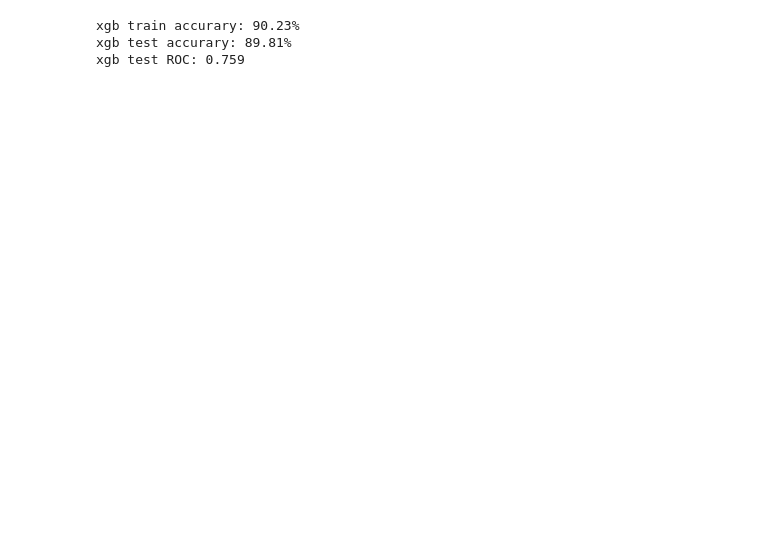
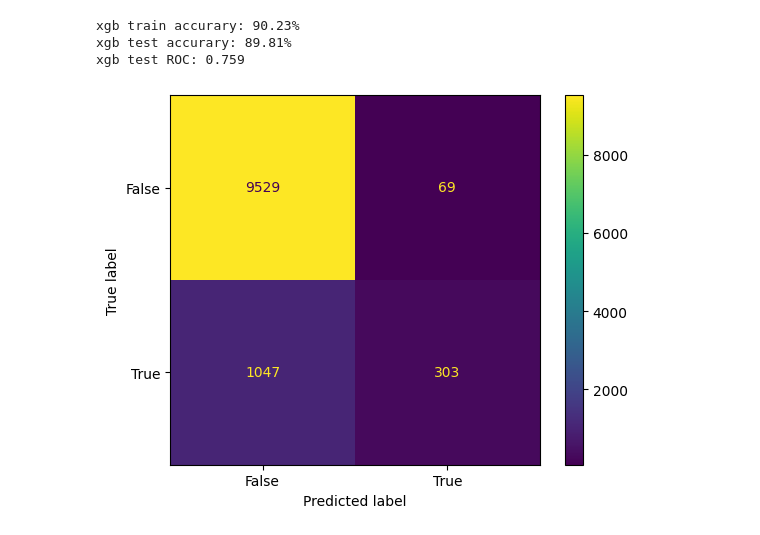
Before and after one commit to guanwang19/auction_prediction, a Jupyter notebook: dont_get_kicked.ipynb, the cells around one changed output. Drawn from its saved outputs; the diff is of its cells as text; code cells hidden in the pictures; blank space fills up the shorter version.

Commit message:
add plot confusion matrix

```diff
--- a/dont_get_kicked.ipynb
+++ b/dont_get_kicked.ipynb
@@ -809,4 +805,16 @@ print(f'xgb test ROC: {roc_test_xgb}')
 xgb train accurary: 90.23%
 xgb test accurary: 89.81%
 xgb test ROC: 0.759
+# %%
+# plot confusion matrix
+from sklearn import metrics
+actual = y_test
+predicted = [1 if item > 0.5 else 0 for item in model.predict_proba(X_test)[:, 1]]
+# print(predicted)
+confusion_matrix = metrics.confusion_matrix(actual, predicted)
+cm_display = metrics.ConfusionMatrixDisplay(confusion_matrix = confusion_matrix, display_labels = [False, True])
+cm_display.plot()
+plt.show()
+# %% [output]
+[figure, added]
 # %%
```
Also changed, not shown: parts of 4 cells of this notebook, 1 other file.
